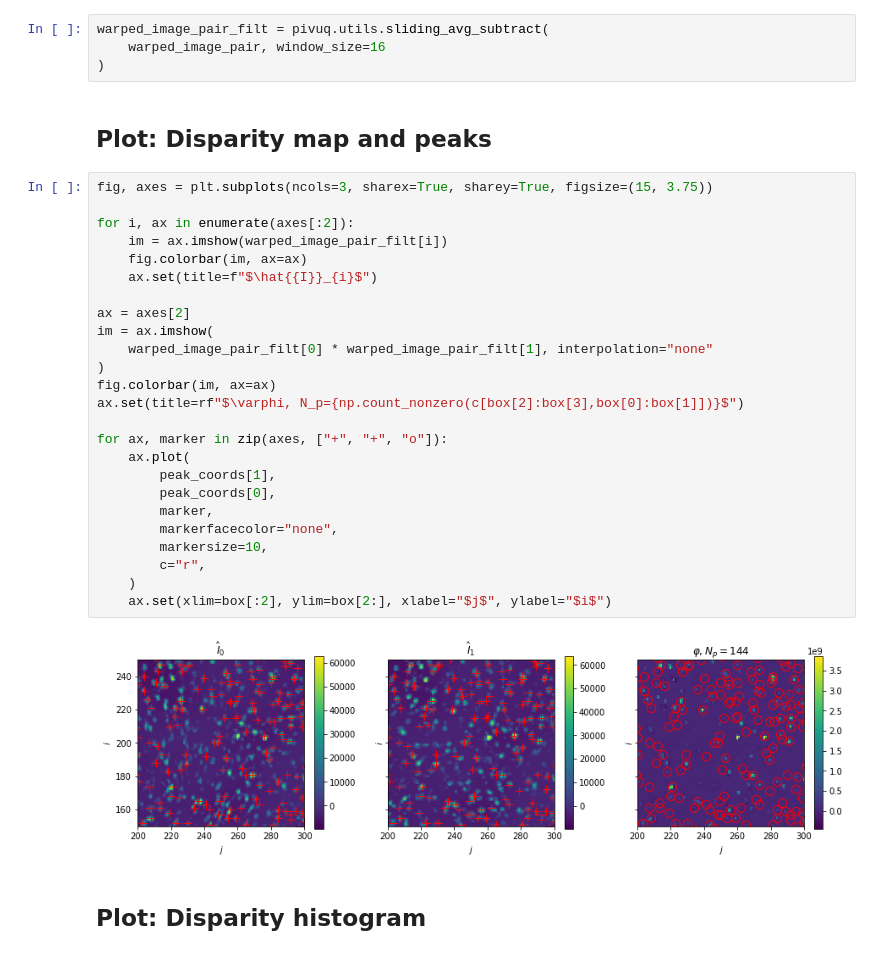
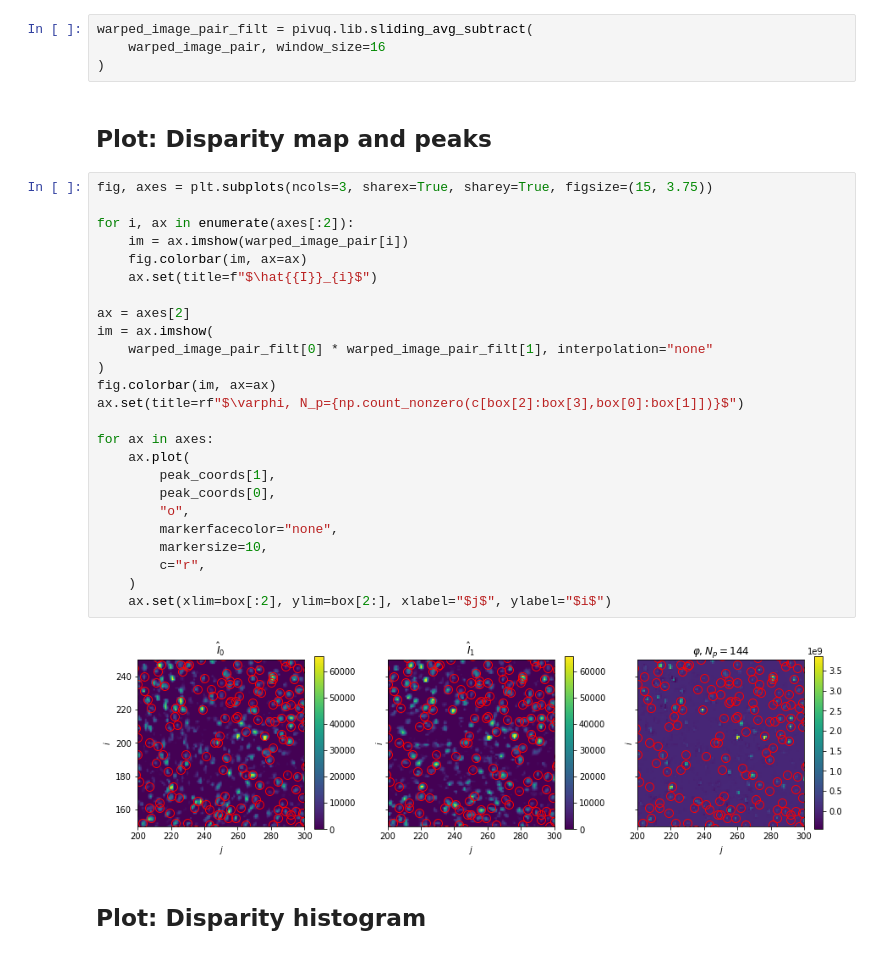
Before and after one commit to lento234/pivuq, a Jupyter notebook: examples/05_disparity_vector_computation_cylinder.ipynb, the cells around one changed output. Drawn from its saved outputs; the diff is of its cells as text.

```diff
--- a/examples/05_disparity_vector_computation_cylinder.ipynb
+++ b/examples/05_disparity_vector_computation_cylinder.ipynb
@@ -125,5 +125,5 @@ Wall time: 532 ms
 # %%
-warped_image_pair_filt = pivuq.utils.sliding_avg_subtract(
+warped_image_pair_filt = pivuq.lib.sliding_avg_subtract(
     warped_image_pair, window_size=16
 )
 # %% [markdown]
@@ -131,30 +131,30 @@ warped_image_pair_filt = pivuq.utils.sliding_avg_subtract(
 # %%
 fig, axes = plt.subplots(ncols=3, sharex=True, sharey=True, figsize=(15, 3.75))
 
 for i, ax in enumerate(axes[:2]):
-    im = ax.imshow(warped_image_pair_filt[i])
+    im = ax.imshow(warped_image_pair[i])
     fig.colorbar(im, ax=ax)
     ax.set(title=f"$\hat{{I}}_{i}$")
 
 ax = axes[2]
 im = ax.imshow(
     warped_image_pair_filt[0] * warped_image_pair_filt[1], interpolation="none"
 )
 fig.colorbar(im, ax=ax)
 ax.set(title=rf"$\varphi, N_p={np.count_nonzero(c[box[2]:box[3],box[0]:box[1]])}$")
 
-for ax, marker in zip(axes, ["+", "+", "o"]):
+for ax in axes:
     ax.plot(
         peak_coords[1],
         peak_coords[0],
-        marker,
+        "o",
         markerfacecolor="none",
         markersize=10,
         c="r",
     )
     ax.set(xlim=box[:2], ylim=box[2:], xlabel="$j$", ylabel="$i$")
 # %% [output]
-[figure, old version]
+[figure, new version]
 # %% [markdown]
 ## Plot: Disparity histogram
 # %%
```
Also changed, not shown: parts of 2 cells of this notebook, 2 other files.
